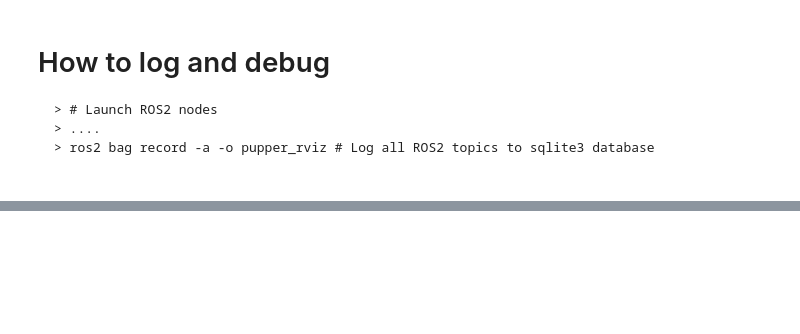
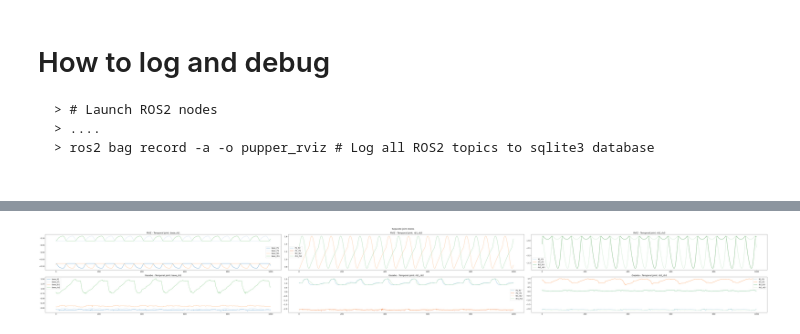
Before and after one commit to ais-lab/ais-pupper, a Jupyter notebook: eda/servo.ipynb, the cells around one changed output, grey strips where cells are left out. Saved outputs shown, nothing was run; the diff lists cells and outputs as text; code cells hidden in the pictures; blank space fills up the shorter version.

```diff
--- a/eda/servo.ipynb
+++ b/eda/servo.ipynb
@@ -165,0 +171,24 @@ sensor_msgs.msg.JointState(header=std_msgs.msg.Header(stamp=builtin_interfaces.m
+# %%
+# For relative comparison between joints
+
+
+fig, axes = plt.subplots(2, 3, figsize=(80, 10))
+
+fig.suptitle("Separate joint states")
+for j_id, j_name in enumerate(get_joint_names(data)):
+    col_id = j_id % 3
+    value_gz = gaze_joint_states['data'].apply(lambda x: float(parse_joint(x).position[j_id]))
+    value = joint_states['data'].apply(lambda x: float(parse_joint(x).position[j_id]))
+    axes[0, col_id].set_title("RVIZ - Temporal joint: " + j_name)
+    axes[0, col_id].plot(np.arange(1000),value[1000:2000], label=j_name, c=colors_tab20[j_id])
+    axes[0, col_id].legend()
+
+    axes[1, col_id].set_title("Gazebo - Temporal joint: " + j_name)
+    axes[1, col_id].plot(np.arange(1000),value_gz[1000:2000], label=j_name, c=colors_tab20[j_id])
+    axes[1, col_id].legend()
+
+fig.tight_layout()
+plt.plot()
+plt.savefig("sep_servo_hist.png")
+# %% [output]
+[figure, added]
```
Also changed, not shown: parts of 4 cells of this notebook, 2 other files.
